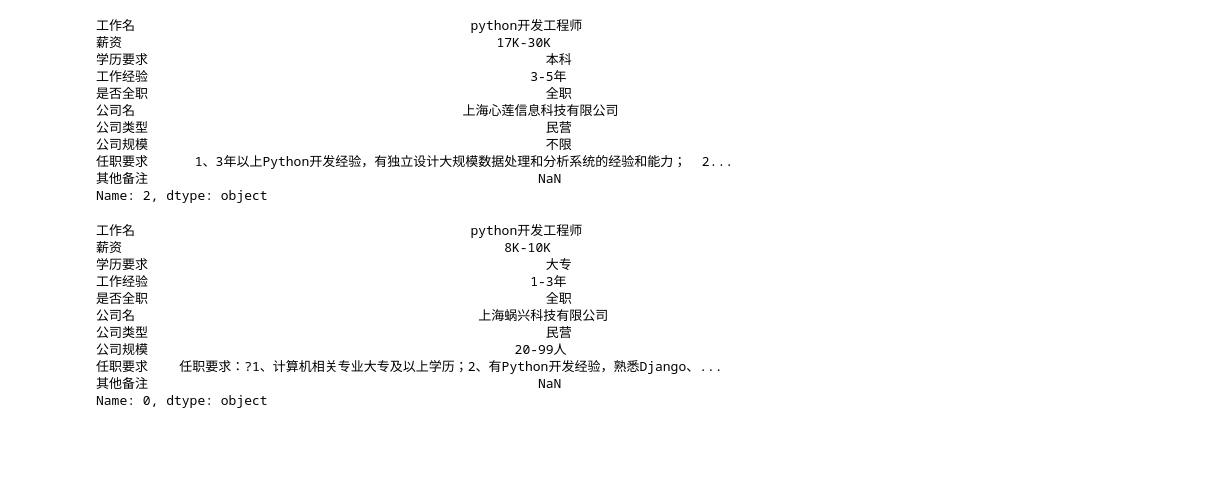
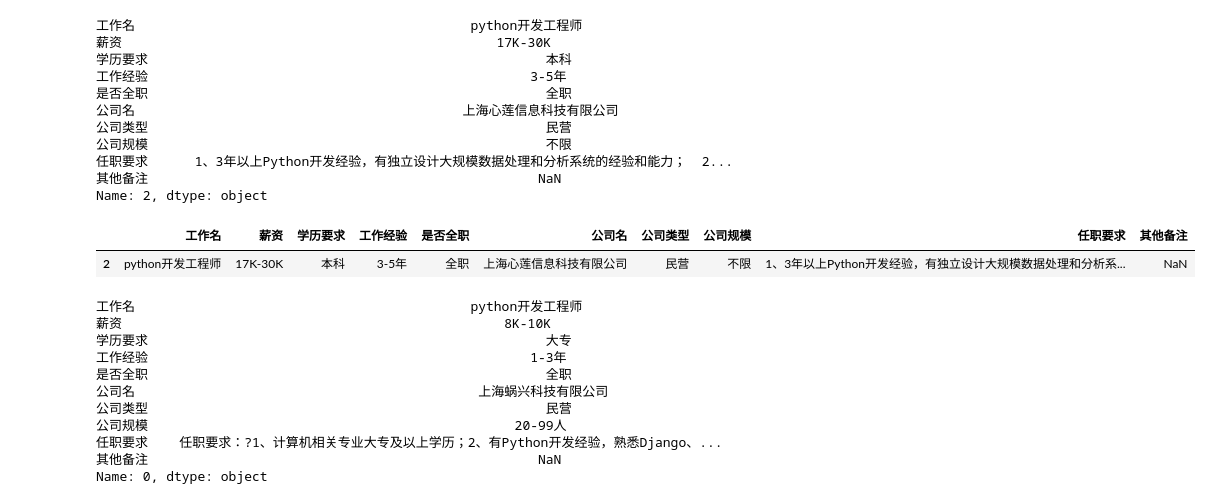
Before and after one commit to leledada/jupyter, a Jupyter notebook: datavisualization/ex1.ipynb, the cells around one changed output. Saved outputs shown, nothing was run; the diff lists cells and outputs as text; code cells hidden in the pictures; blank space fills up the shorter version.

```diff
--- a/datavisualization/ex1.ipynb
+++ b/datavisualization/ex1.ipynb
@@ -101,6 +101,11 @@ df1.iloc[2,:]
 任职要求      1、3年以上Python开发经验，有独立设计大规模数据处理和分析系统的经验和能力；  2...
 其他备注                                                  NaN
 Name: 2, dtype: object
+# %%
+df1.loc[2:2,:]
+# %% [output]
+|  | 工作名 | 薪资 | 学历要求 | 工作经验 | 是否全职 | 公司名 | 公司类型 | 公司规模 | 任职要求 | 其他备注 |
+| 2 | python开发工程师 | 17K-30K | 本科 | 3-5年 | 全职 | 上海心莲信息科技有限公司 | 民营 | 不限 | 1、3年以上Python开发经验，有独立设计大规模数据处理和分析系... | NaN |
 # %%
 # print(df1.loc[0])
 df1.loc[0]
```
